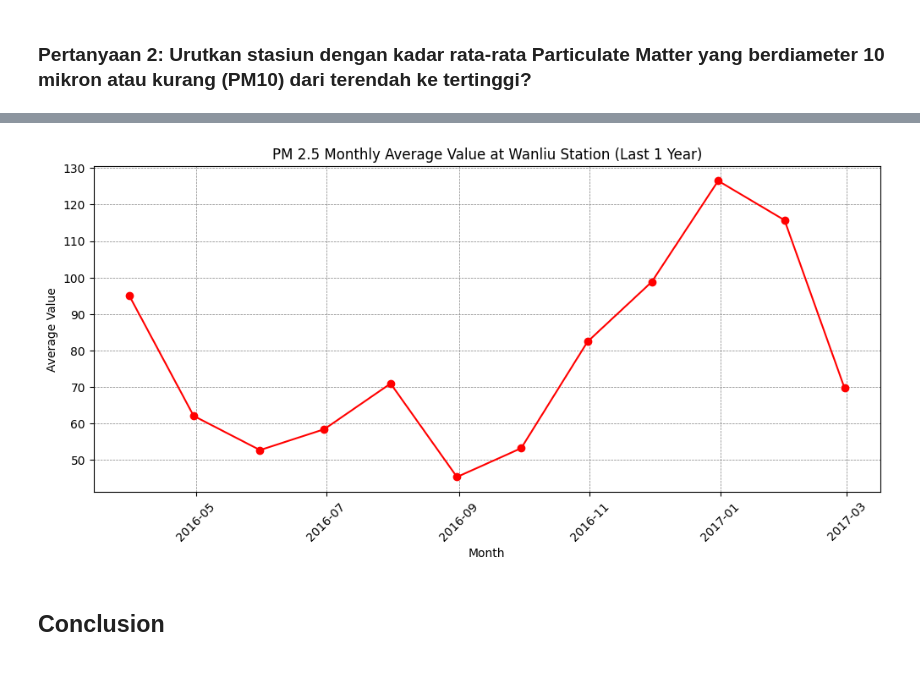
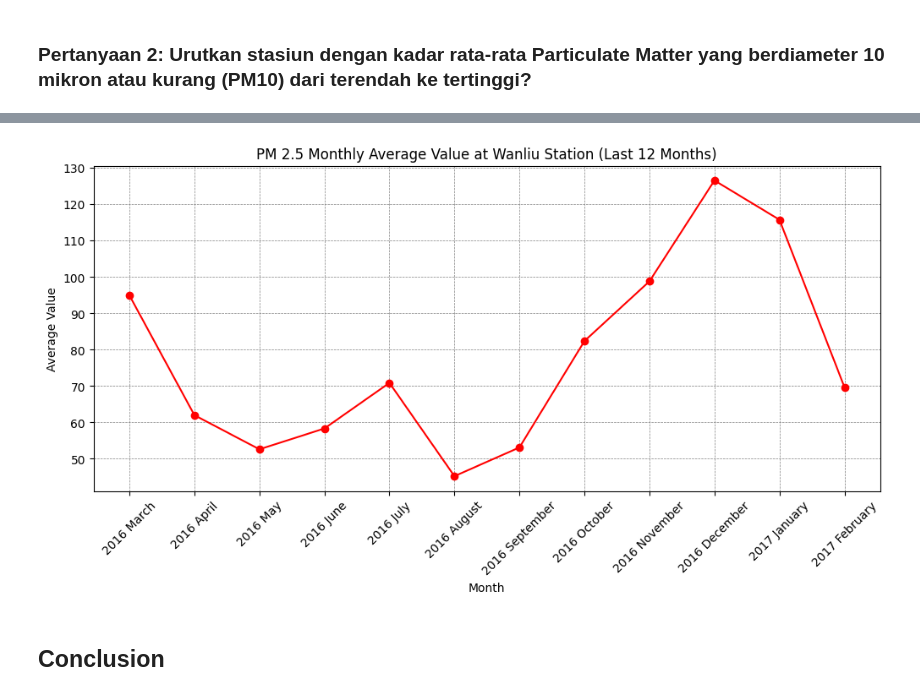
Before and after one commit to iamfeizal/Air-Quality-Visualization-Station, a Jupyter notebook: Air_Quality_Visualization.ipynb, the cells around one changed output, grey strips where cells are left out. Drawn from its saved outputs; the diff is of its cells as text; code cells hidden in the pictures.

```diff
--- a/Air_Quality_Visualization.ipynb
+++ b/Air_Quality_Visualization.ipynb
@@ -744,0 +817,2 @@ for location, df in dataframes.items():
+# %%
+wanliu_timeseries_df = wanliu_df.copy()
@@ -900,0 +979,8 @@ plt.show()
+# %%
+wanliu_monthly_df = wanliu_timeseries_df.reset_index()
+# %%
+wanliu_monthly_df = wanliu_monthly_df.resample(rule='M', on='datetime').agg({
+    "PM2.5": "mean",
+})
+wanliu_monthly_df.index = wanliu_monthly_df.index.strftime('%Y %B')
+wanliu_monthly_df = wanliu_monthly_df.reset_index()
@@ -901,24 +1008,24 @@ plt.show()
 # %%
 # Create a line chart
-last_1_year = monthly_mean_df.tail(12)
+last_1_year = wanliu_monthly_df.tail(12)
 plt.figure(figsize=(12, 5))
 plt.plot(
-    last_1_year.index,
+    last_1_year['datetime'],
     last_1_year['PM2.5'],
     marker='o',
     linestyle='-',
     color='r')
-plt.title('PM 2.5 Monthly Average Value at Wanliu Station (Last 1 Year)')
+plt.title('PM 2.5 Monthly Average Value at Wanliu Station (Last 12 Months)')
 plt.xticks(fontsize=10, rotation=45)
 plt.xlabel('Month')
 plt.yticks(fontsize=10)
 plt.ylabel('Average Value')
 plt.grid(True, linestyle='--', linewidth=0.5, which='both', color='gray')
 
 # Show the line chart
 plt.show()
 # %% [output]
-[figure, old version]
+[figure, new version]
 # %% [markdown]
 ## Conclusion
 # %% [markdown]
```
Also changed, not shown: parts of 74 cells of this notebook, 8 other files.
